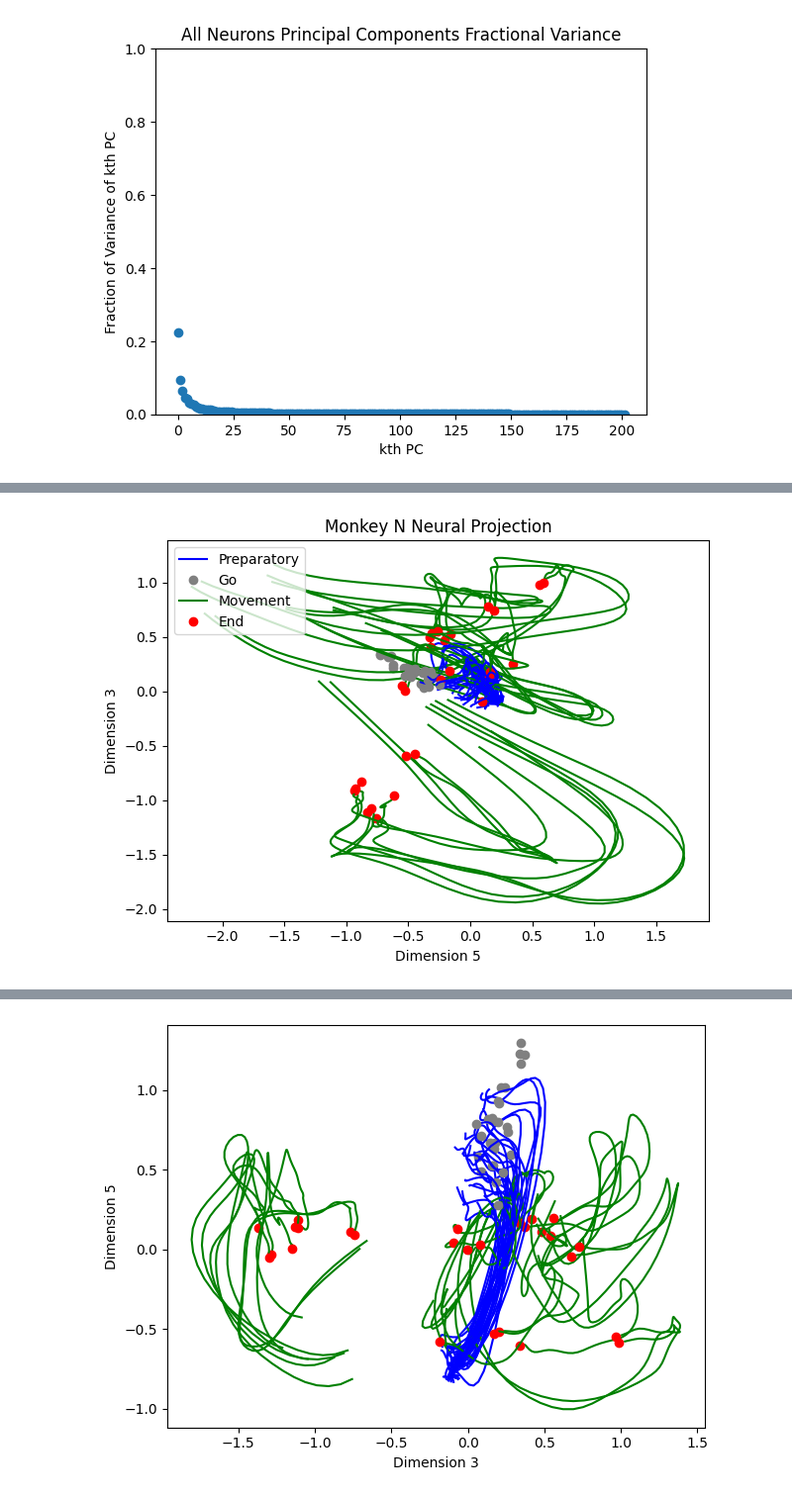
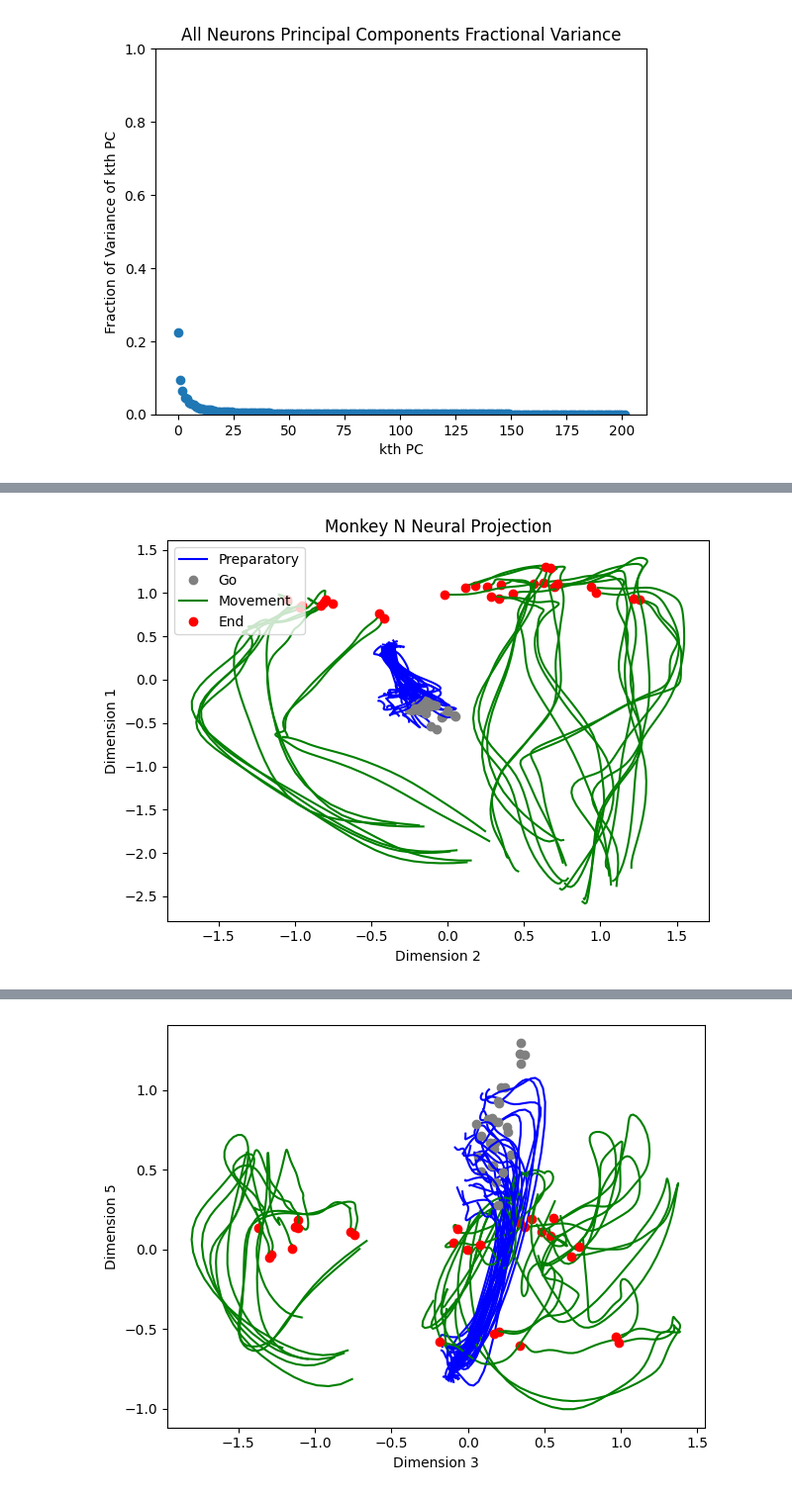
Before and after one commit to kbausen/senior-thesis, a Jupyter notebook: figure 3.ipynb, the cells around one changed output, grey strips where cells are left out. Shown at 99% size. Drawn from its saved outputs; the diff is of its cells as text; code cells hidden in the pictures.

```diff
--- a/figure 3.ipynb
+++ b/figure 3.ipynb
@@ -118,7 +118,7 @@ pcar.fig_3_cut_t(N_all_tensor, 6)
 # %%
-pcar.fig_3_spec(N_all_tensor, 6, d1 = 5, d2 = 3)
+pcar.fig_3_spec(N_all_tensor, 6, d1 = 2, d2 = 1)
 # %% [output]
-[figure, old version]
+[figure, new version]
 # %%
 pcar.fig_3_cut_t(J_all_tensor, 6)
 # %% [output]
```
Also changed, not shown: parts of 3 cells of this notebook, 1 other file.
